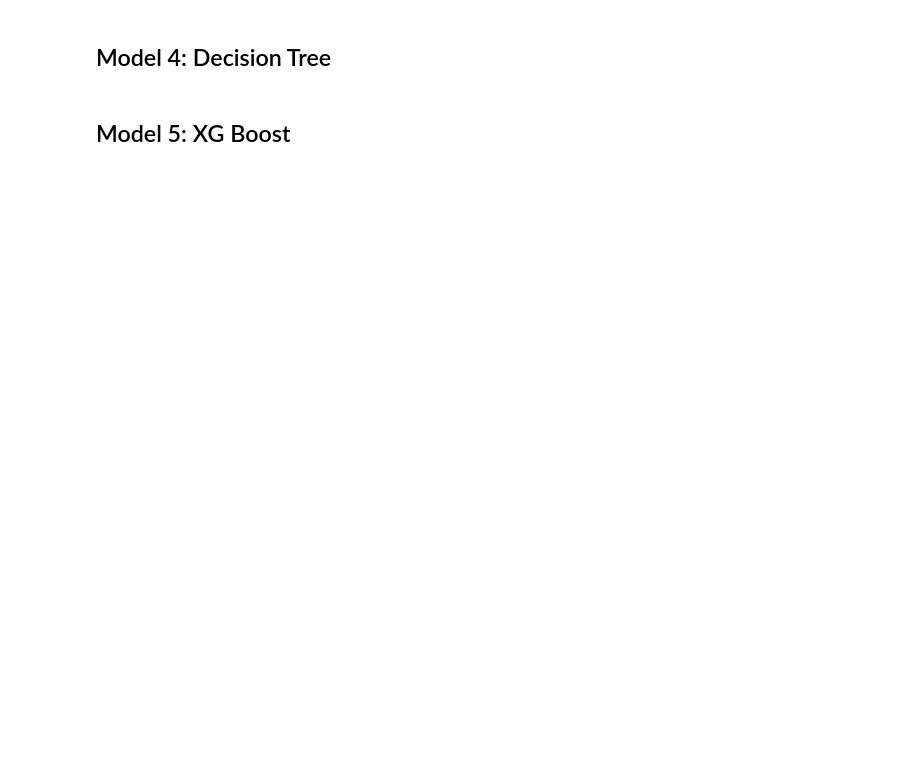
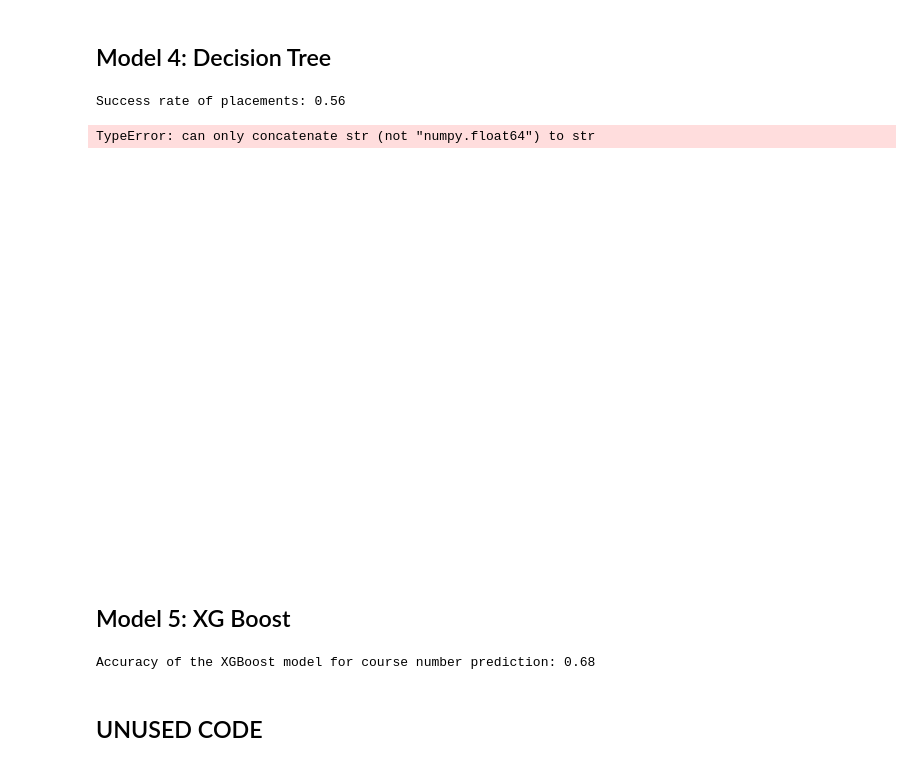
Before and after one commit to britrthompson/MSBA_Capstone, a Jupyter notebook: math_placement.ipynb, the cells around one changed output. Cells and saved outputs as stored; diff of their text form; code cells hidden in the pictures; blank space fills up the shorter version.

```diff
--- a/math_placement.ipynb
+++ b/math_placement.ipynb
@@ -147,5 +130,8 @@ df_ed_ready.columns = df_ed_ready.columns.str.strip()
 # Merge the two dataframes based on the PIDM
 df_merged = pd.merge(df_oldest, df_ed_ready[['PIDM', 'ERM_SCORE']], on='PIDM', how='left')
 
+# Drop NaN values from the 'hs_gpa' and 'ERM_SCORE' columns
+df_merged.dropna(subset=['ERM_SCORE','course_level','hs_gpa'], inplace=True)
+
 # Display the merged dataframe
 df_merged.head()
@@ -181,7 +157,4 @@ Name: count, dtype: int64
 # %%
-# Drop NaN values from the 'hs_gpa' and 'ERM_SCORE' columns
-df_merged.dropna(subset=[ 'ERM_SCORE'], inplace=True)
-
 # Define base courses and course combinations
 base_courses = ['088', '216Q', '132', '161Q', '151Q', '165Q', '171Q']
 course_combinations = {
@@ -514,21 +436,19 @@ print(classification_report(y_test, y_pred))
 # %% [markdown]
 ## Model 4:  Decision Tree
 # %%
-# Making a copy of the dataframe to avoid SettingWithCopyWarning
-df_merged_cleaned = df_filtered_clean.copy()
 
 # Ensure no NaN values in predictors
 X = X.dropna()
 
 # Encode the target variable 'course_number'
 course_number_encoder = LabelEncoder()
-df_merged_cleaned['course_number_encoded'] = course_number_encoder.fit_transform(df_merged_cleaned['course_number'])
+df_merged['encoded_course_level'] = course_number_encoder.fit_transform(df_merged['course_level'])
 
 # Predictors
-X = df_merged_cleaned[['hs_gpa', 'ERM_SCORE']]
+X = df_merged[['hs_gpa', 'ERM_SCORE']]
 
 # Target variable is'course_number_encoded'
-y_course_number = df_merged_cleaned['course_number_encoded']
+y_course_number = df_merged['encoded_course_level']
 
 # Split the data into training and testing sets
 X_train, X_test, y_train_course_number, y_test_course_number = train_test_split(X, y_course_number, test_size=0.3, random_state=42)
@@ -546,5 +466,34 @@ clf_course_number.fit(X_train, y_train_course_number)
 
 # Predict on the test data
 y_pred_course_number = clf_course_number.predict(X_test)
+# %%
+# Decode the predicted course numbers back to the original encoding
+predicted_courses = course_number_encoder.inverse_transform(y_pred_course_number)
+
+# Add the predicted courses to your test DataFrame
+X_test.loc[:, 'course_level'] = predicted_courses
+
+# Join the original 'grade_category' to the test DataFrame for evaluation
+X_test = X_test.join(df_merged['grade_category'], how='left')
+
+# Evaluate the success by checking the grade_category of the predicted placements
+successful_placements = X_test[X_test['grade_category'] == 'Successful']
+success_rate = len(successful_placements) / len(X_test)
+print(f'Success rate of placements: {success_rate:.2f}')
+# %% [output]
+Success rate of placements: 0.56
+# %%
+
+# Visualize the decision tree
+plt.figure(figsize=(20,10))
+plot_tree(clf_course_number,
+          feature_names=X_train.columns,
+          class_names=course_number_encoder.classes_,
+          filled=True, rounded=True,
+          fontsize=12)
+plt.show()
+# %% [output]
+TypeError: can only concatenate str (not "numpy.float64") to str
+[figure, added]
 # %% [markdown]
 ## Model 5: XG Boost
@@ -565,19 +500,12 @@ print(f'Success rate of placements: {success_rate:.2f}')
 # %%
-#Clean the data
-df_filtered_clean = df_filtered.dropna(subset=['ERM_SCORE', 'hs_gpa'])
-
-
-#Filter out classes with only one instance
-class_counts = df_merged_cleaned['course_number'].value_counts()
-df_filtered = df_merged_cleaned[df_merged_cleaned['course_number'].isin(class_counts[class_counts > 1].index)].copy()
 
 #Encode the target variable
 course_number_encoder = LabelEncoder()
-df_filtered['course_number_encoded'] = course_number_encoder.fit_transform(df_filtered['course_number'])
+df_merged['course_level_encoded'] = course_number_encoder.fit_transform(df_merged['course_level'])
 
 #Prepare the data
-X = df_filtered_clean[['ERM_SCORE', 'hs_gpa']]
-y = df_filtered_clean['course_number_encoded']
+X = df_merged[['ERM_SCORE', 'hs_gpa']]
+y = df_merged['course_level_encoded']
 
 # Ensure no NaN values in predictors
 X = X.dropna()
@@ -598,3 +526,7 @@ predicted_course_numbers = course_number_encoder.inverse_transform(y_pred_course
 # Evaluate the predictions
 accuracy = accuracy_score(y_test, y_pred_course_number)  # This comparison should now be valid
 print(f'Accuracy of the XGBoost model for course number prediction: {accuracy:.2f}')
+# %% [output]
+Accuracy of the XGBoost model for course number prediction: 0.68
+# %% [markdown]
+## UNUSED CODE
```
Also changed, not shown: parts of 18 cells of this notebook, 1 other file.
